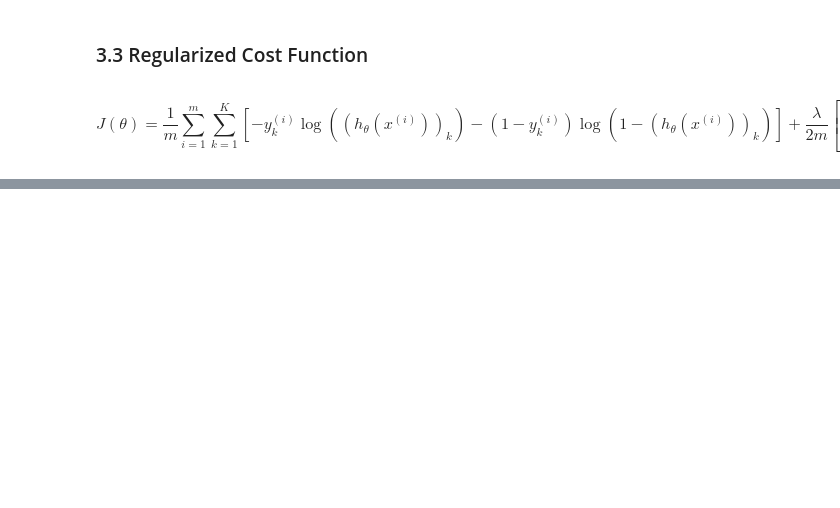
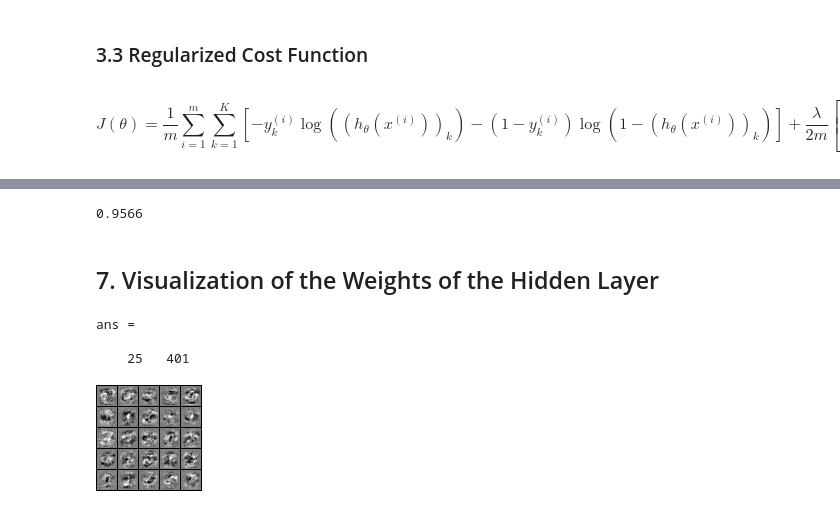
Before and after one commit to mxagar/machine_learning_coursera, a Jupyter notebook: exercises/ex1-ex8-octave/ex4/ML_Coursera_Ex_4_NN_Learning.ipynb, the cells around one changed output, grey strips where cells are left out. Saved outputs shown, nothing was run; the diff lists cells and outputs as text; code cells hidden in the pictures; blank space fills up the shorter version.

Commit message:
cost function and gradient computation with regularization; visualization and python notes

```diff
--- a/exercises/ex1-ex8-octave/ex4/ML_Coursera_Ex_4_NN_Learning.ipynb
+++ b/exercises/ex1-ex8-octave/ex4/ML_Coursera_Ex_4_NN_Learning.ipynb
@@ -306,0 +635,8 @@ end
+# %%
+nn_params = [Theta1(:) ; Theta2(:)];
+input_layer_size  = 400;  % 20x20 Input Images of Digits
+hidden_layer_size = 25;   % 25 hidden units
+num_labels = 10;          % 10 labels, from 1 to 10
+lambda = 3;
+[J, grad] = costFunction(nn_params, input_layer_size, hidden_layer_size, num_labels, X, y, lambda);
+disp(J);
@@ -306,0 +650,30 @@ end
+# %%
+% Try different number of iterations = epochs
+options = optimset('MaxIter', 50);
+
+% Try different values of lambda
+lambda = 1;
+
+% Architecture parameters
+input_layer_size  = 400;  % 20x20 Input Images of Digits
+hidden_layer_size = 25;   % 25 hidden units
+num_labels = 10;          % 10 labels, from 1 to 10
+
+% Create "short hand" for the cost function to be minimized with one parameter: the weights
+costFunction = @(p) nnCostFunction(p, input_layer_size, hidden_layer_size, ...
+                                   num_labels, X, y, lambda);
+
+% Initial weights
+initial_Theta1 = randInitializeWeights(input_layer_size, hidden_layer_size);
+initial_Theta2 = randInitializeWeights(hidden_layer_size, num_labels);
+initial_nn_params = [initial_Theta1(:) ; initial_Theta2(:)];
+
+% Optimization
+[nn_params, cost] = fmincg(costFunction, initial_nn_params, options);
+
+% Obtain Theta1 and Theta2 back from nn_params
+Theta1 = reshape(nn_params(1:hidden_layer_size * (input_layer_size + 1)), ...
+                 hidden_layer_size, (input_layer_size + 1));
+
+Theta2 = reshape(nn_params((1 + (hidden_layer_size * (input_layer_size + 1))):end), ...
+                 num_labels, (hidden_layer_size + 1));
@@ -306,0 +695,20 @@ end
+# %%
+% Accuracy
+disp(mean(double(pred == y)))
+# %% [output]
+0.9566
+# %% [markdown]
+## 7. Visualization of the Weights of the Hidden Layer
+# %%
+size(Theta1)
+# %% [output]
+ans =
+
+    25   401
+# %%
+% Theta1: 25 x 401
+% Weights related to hidden units a1 ... a25 in layer 2
+% are displayed as pictures of maps with width 20 px = sqrt(400-1)
+displayData(Theta1(:, 2:end));
+# %% [output]
+[figure, added]
```
Also changed, not shown: parts of 37 cells of this notebook.
